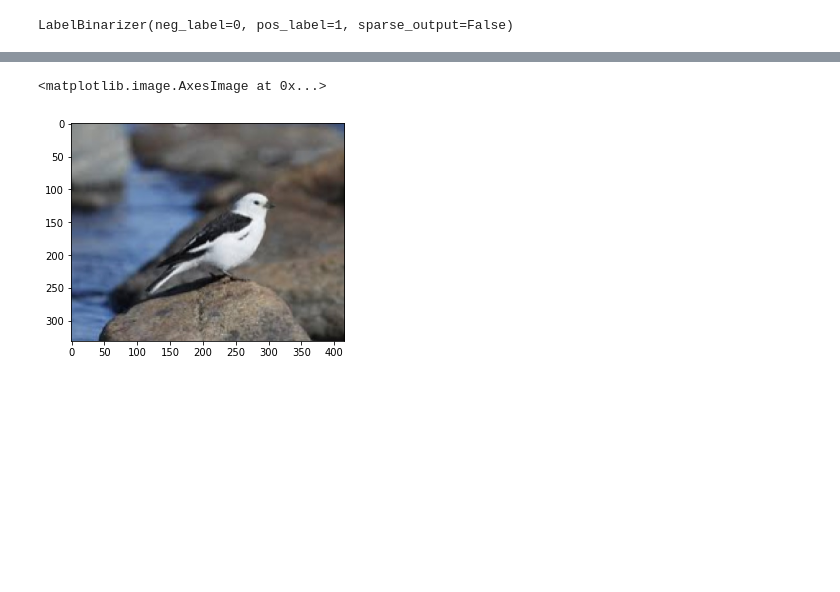
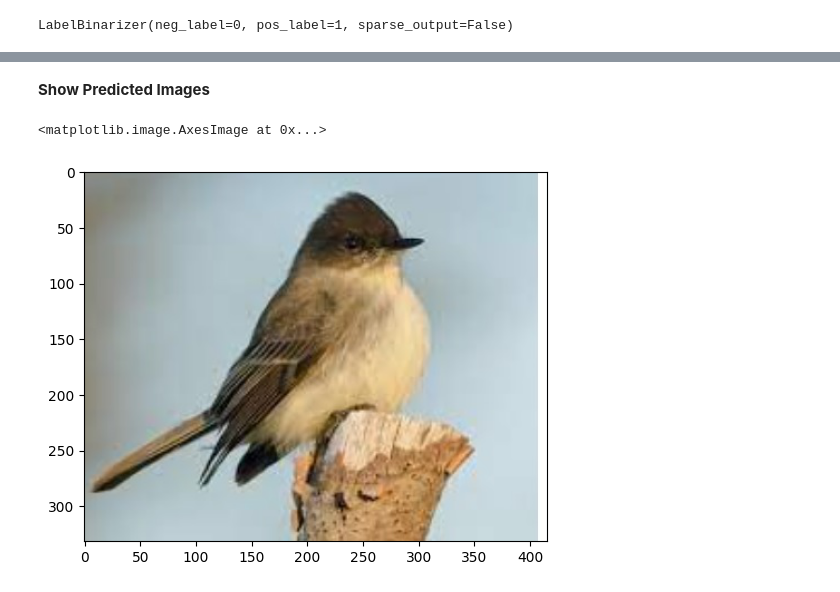
Before and after one commit to rmd-davis/MMAI_894, a Jupyter notebook: MMAI_894_TransferLearning_Kishore.ipynb, the cells around one changed output, grey strips where cells are left out. Saved outputs shown, nothing was run; the diff lists cells and outputs as text; code cells hidden in the pictures; blank space fills up the shorter version.

```diff
--- a/MMAI_894_TransferLearning_Kishore.ipynb
+++ b/MMAI_894_TransferLearning_Kishore.ipynb
@@ -353,3 +432,5 @@ Epoch 1/3
+# %% [markdown]
+**Show Predicted Images**
 # %%
 def show_prediction(model, img_path, df_target):
 
@@ -384,11 +464,11 @@ def show_prediction(model, img_path, df_target):
     plt.title('\nBird class\n{}\n'.format(class_description), fontsize=9)
     plt.show()
 # %%
-img_path='/content/drive/MyDrive/Bird/bird_predict/009.jpg'
+img_path='/content/drive/MyDrive/Bird/bird_predict/003.jpg'
 plt.imshow(Image.open(img_path))
 # %% [output]
 <matplotlib.image.AxesImage at 0x...>
-[figure, old version]
+[figure, new version]
 # %%
 show_prediction(model,img_path, df_target )
 # %% [output]
```
Also changed, not shown: parts of 70 cells of this notebook.
